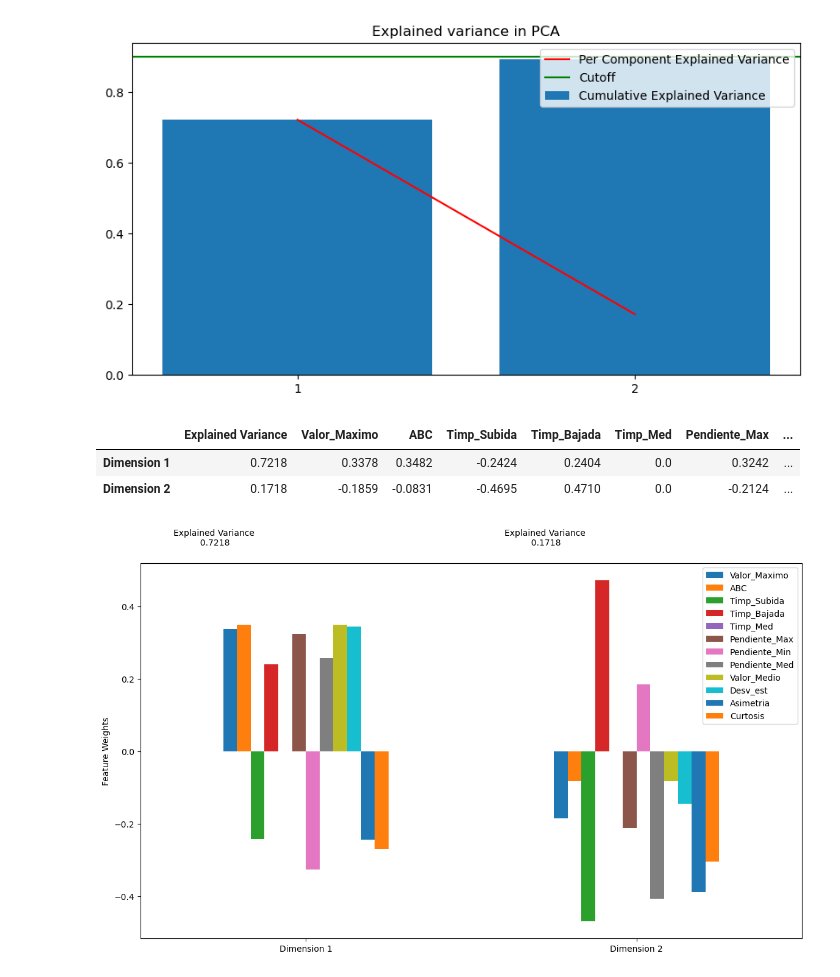
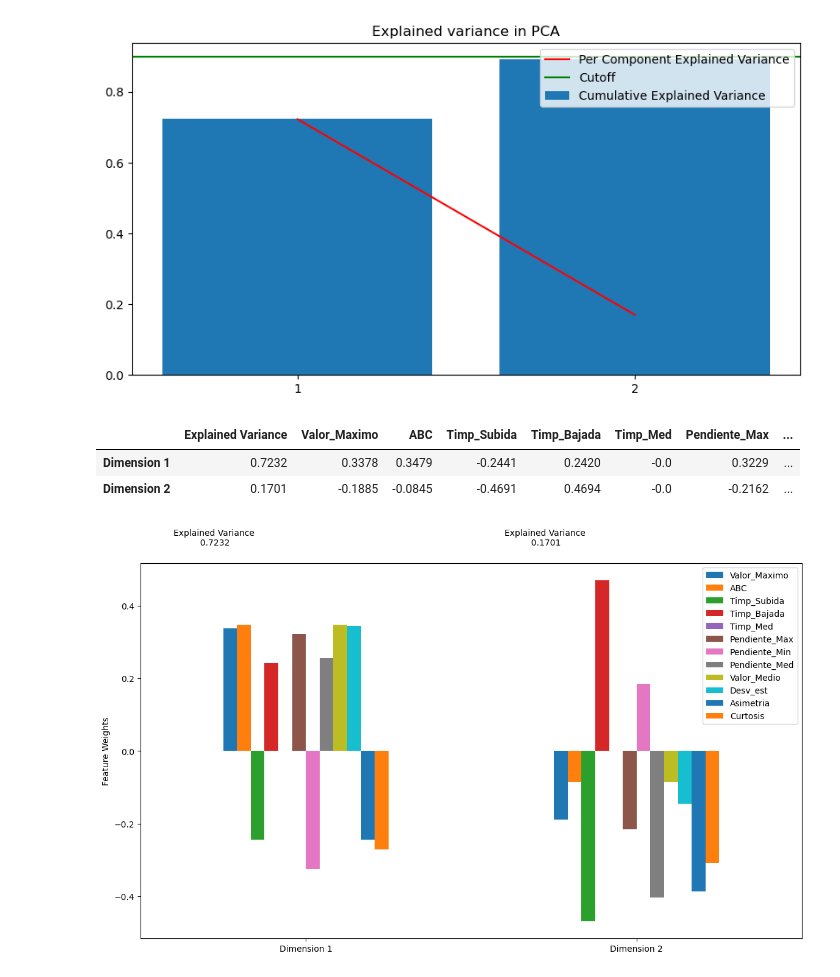
Before and after one commit to WilhelmBuitrago/BandGap-Prediction, a Jupyter notebook: code/BandGap-Prediction_caracteristicas.ipynb, the cells around one changed output. Cells and saved outputs as stored; diff of their text form; code cells hidden in the pictures.

```diff
--- a/code/BandGap-Prediction_caracteristicas.ipynb
+++ b/code/BandGap-Prediction_caracteristicas.ipynb
@@ -135,11 +135,11 @@ plt.show()
 # %% [output]
 [figure]
 # %%
-vs.pca_results(pd.DataFrame(X_train2,columns=new_data_frame.columns),pca,2)
+vs.pca_results(pd.DataFrame(pt_data,columns=new_data_frame.columns),pca,2)
 # %% [output]
 |  | Explained Variance | Valor_Maximo | ABC | Timp_Subida | Timp_Bajada | Timp_Med | Pendiente_Max | ... |
-| Dimension 1 | 0.7218 | 0.3378 | 0.3482 | -0.2424 | 0.2404 | 0.0 | 0.3242 | ... |
-| Dimension 2 | 0.1718 | -0.1859 | -0.0831 | -0.4695 | 0.4710 | 0.0 | -0.2124 | ... |
+| Dimension 1 | 0.7232 | 0.3378 | 0.3479 | -0.2441 | 0.2420 | -0.0 | 0.3229 | ... |
+| Dimension 2 | 0.1701 | -0.1885 | -0.0845 | -0.4691 | 0.4694 | -0.0 | -0.2162 | ... |
 [figure]
 # %%
 model_DT = DecisionTreeRegressor(max_depth=4,max_features=None,min_samples_leaf=4,min_samples_split=10) #0.360
```
Also changed, not shown: parts of 17 cells of this notebook, 1 other file.
